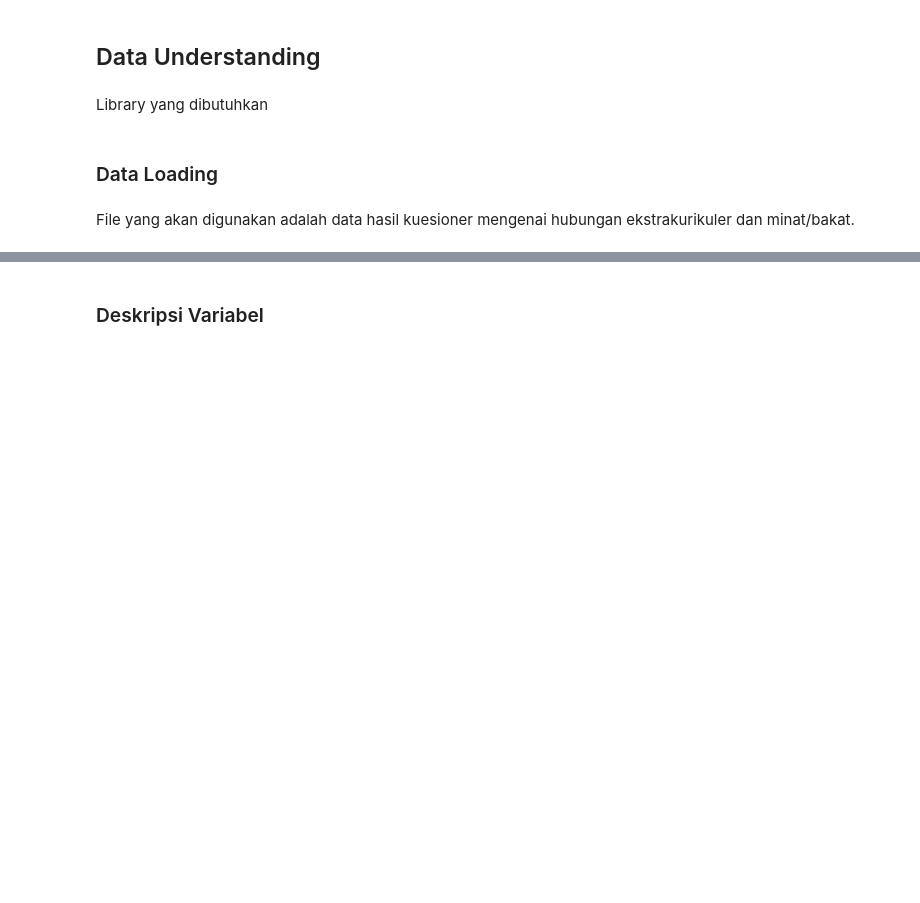
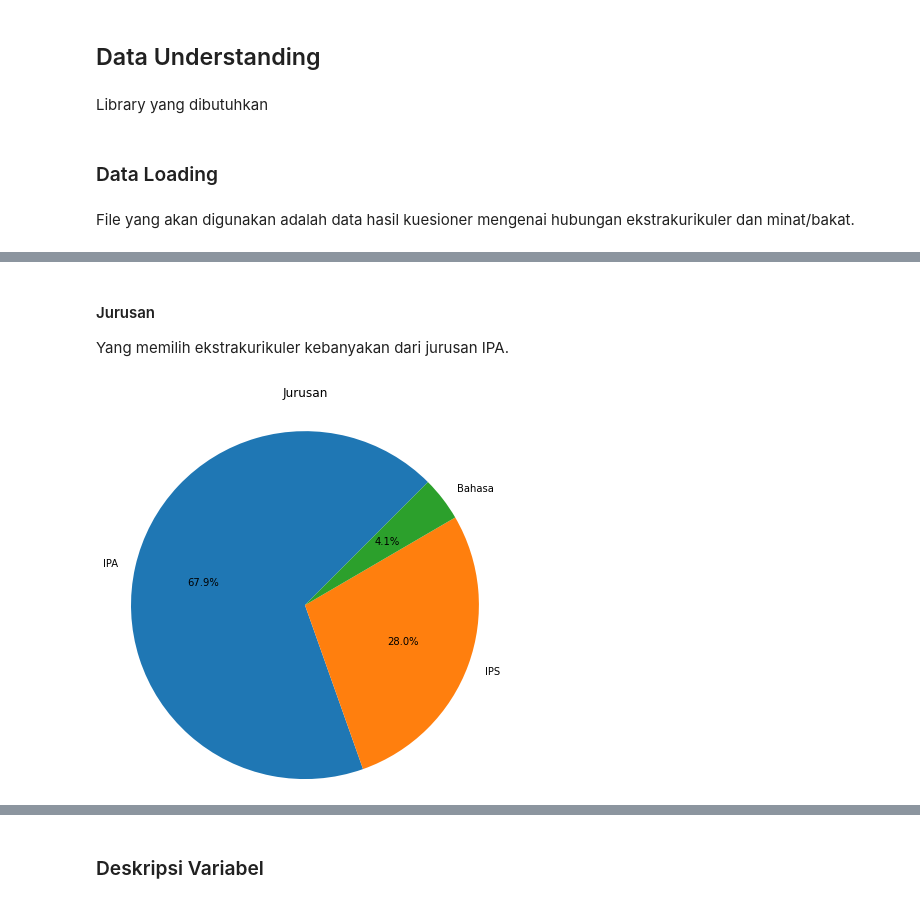
Before and after one commit to diyosukma/CP68-SistemRekomendasi, a Jupyter notebook: Rekomendasi_Ekstrakurikuler.ipynb, the cells around one changed output, grey strips where cells are left out. Saved outputs shown, nothing was run; the diff lists cells and outputs as text; code cells hidden in the pictures; blank space fills up the shorter version.

```diff
--- a/Rekomendasi_Ekstrakurikuler.ipynb
+++ b/Rekomendasi_Ekstrakurikuler.ipynb
@@ -62,0 +93,15 @@ df
+# %% [markdown]
+#### Jurusan
+Yang memilih ekstrakurikuler kebanyakan dari jurusan IPA.
+# %%
+value_count_jurusan = df['Jurusan'].value_counts()
+
+fig, ax = plt.subplots()
+ax.pie([value_count_jurusan['IPA'],
+        value_count_jurusan['IPS'],
+        value_count_jurusan['Bahasa']],
+        labels=['IPA', 'IPS', 'Bahasa'], autopct='%1.1f%%', startangle=45, radius=2)
+ax.set_title("Jurusan", pad=100)
+plt.show()
+# %% [output]
+[figure, added]
```
Also changed, not shown: parts of 29 cells of this notebook.
